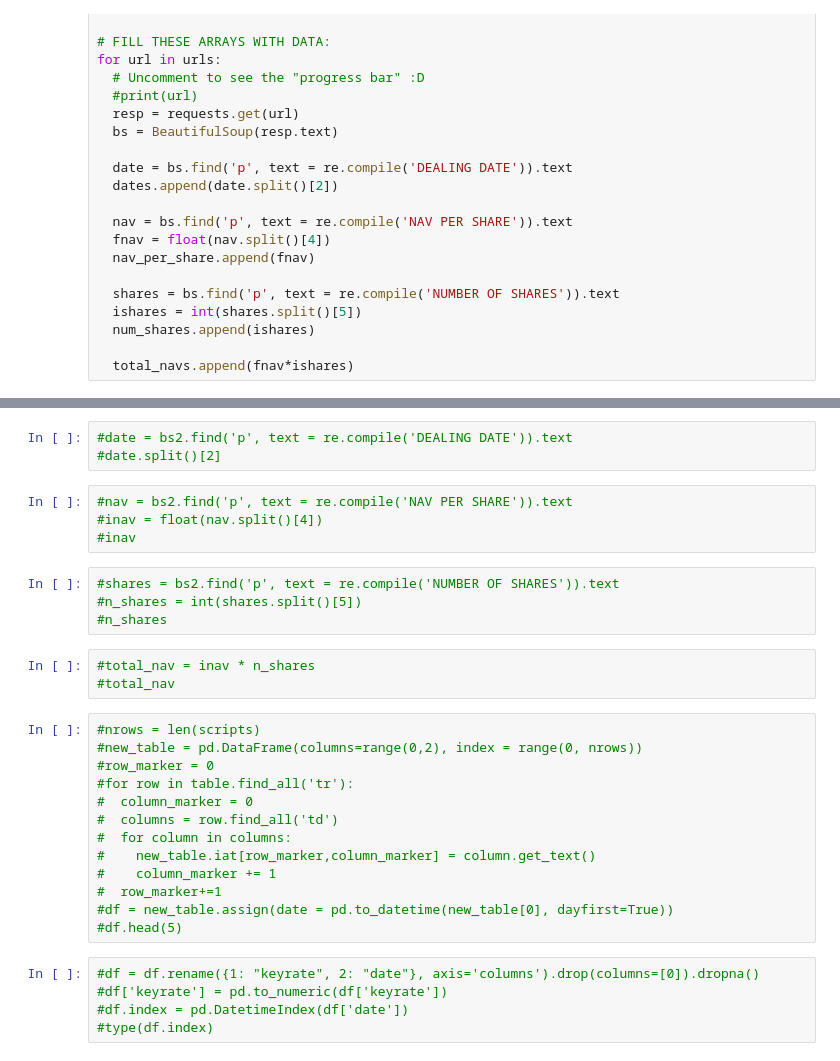
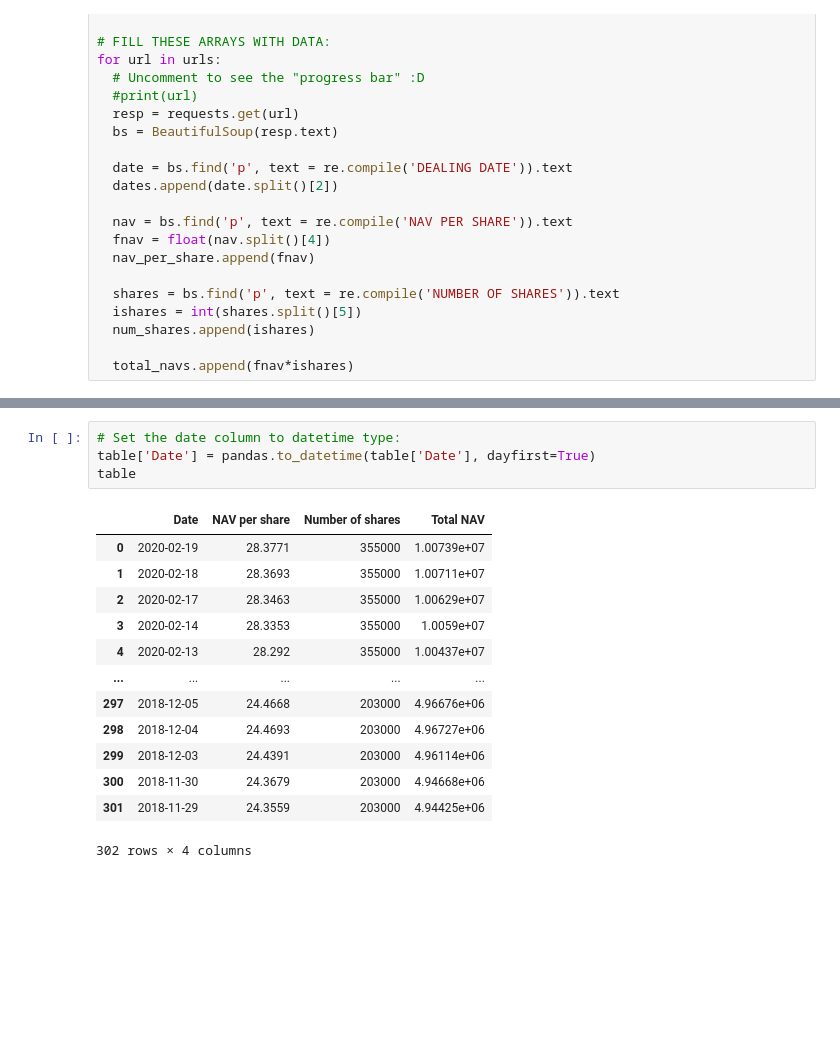
Before and after one commit to Illumaria/iti-funds-nav-parser, a Jupyter notebook: iti_ruse.ipynb, the cells around one changed output, grey strips where cells are left out. Cells and saved outputs as stored; diff of their text form; blank space fills up the shorter version.

```diff
--- a/iti_ruse.ipynb
+++ b/iti_ruse.ipynb
@@ -154,32 +133,18 @@ parse(new_table['Data'][0]).date()
-# %%
-#date = bs2.find('p', text = re.compile('DEALING DATE')).text
-#date.split()[2]
-# %%
-#nav = bs2.find('p', text = re.compile('NAV PER SHARE')).text
-#inav = float(nav.split()[4])
-#inav
-# %%
-#shares = bs2.find('p', text = re.compile('NUMBER OF SHARES')).text
-#n_shares = int(shares.split()[5])
-#n_shares
-# %%
-#total_nav = inav * n_shares
-#total_nav
-# %%
-#nrows = len(scripts)
-#new_table = pd.DataFrame(columns=range(0,2), index = range(0, nrows))
-#row_marker = 0
-#for row in table.find_all('tr'):
-#  column_marker = 0
-#  columns = row.find_all('td')
-#  for column in columns:
-#    new_table.iat[row_marker,column_marker] = column.get_text()
-#    column_marker += 1
-#  row_marker+=1
-#df = new_table.assign(date = pd.to_datetime(new_table[0], dayfirst=True))
-#df.head(5)
-# %%
-#df = df.rename({1: "keyrate", 2: "date"}, axis='columns').drop(columns=[0]).dropna()
-#df['keyrate'] = pd.to_numeric(df['keyrate'])
-#df.index = pd.DatetimeIndex(df['date'])
-#type(df.index)
+# %%
+# Set the date column to datetime type:
+table['Date'] = pandas.to_datetime(table['Date'], dayfirst=True)
+table
+# %% [output]
+|  | Date | NAV per share | Number of shares | Total NAV |
+| 0 | 2020-02-19 | 28.3771 | 355000 | 1.00739e+07 |
+| 1 | 2020-02-18 | 28.3693 | 355000 | 1.00711e+07 |
+| 2 | 2020-02-17 | 28.3463 | 355000 | 1.00629e+07 |
+| 3 | 2020-02-14 | 28.3353 | 355000 | 1.0059e+07 |
+| 4 | 2020-02-13 | 28.292 | 355000 | 1.00437e+07 |
+| ... | ... | ... | ... | ... |
+| 297 | 2018-12-05 | 24.4668 | 203000 | 4.96676e+06 |
+| 298 | 2018-12-04 | 24.4693 | 203000 | 4.96727e+06 |
+| 299 | 2018-12-03 | 24.4391 | 203000 | 4.96114e+06 |
+| 300 | 2018-11-30 | 24.3679 | 203000 | 4.94668e+06 |
+| 301 | 2018-11-29 | 24.3559 | 203000 | 4.94425e+06 |
+302 rows × 4 columns
```
Also changed, not shown: parts of 10 cells of this notebook.
